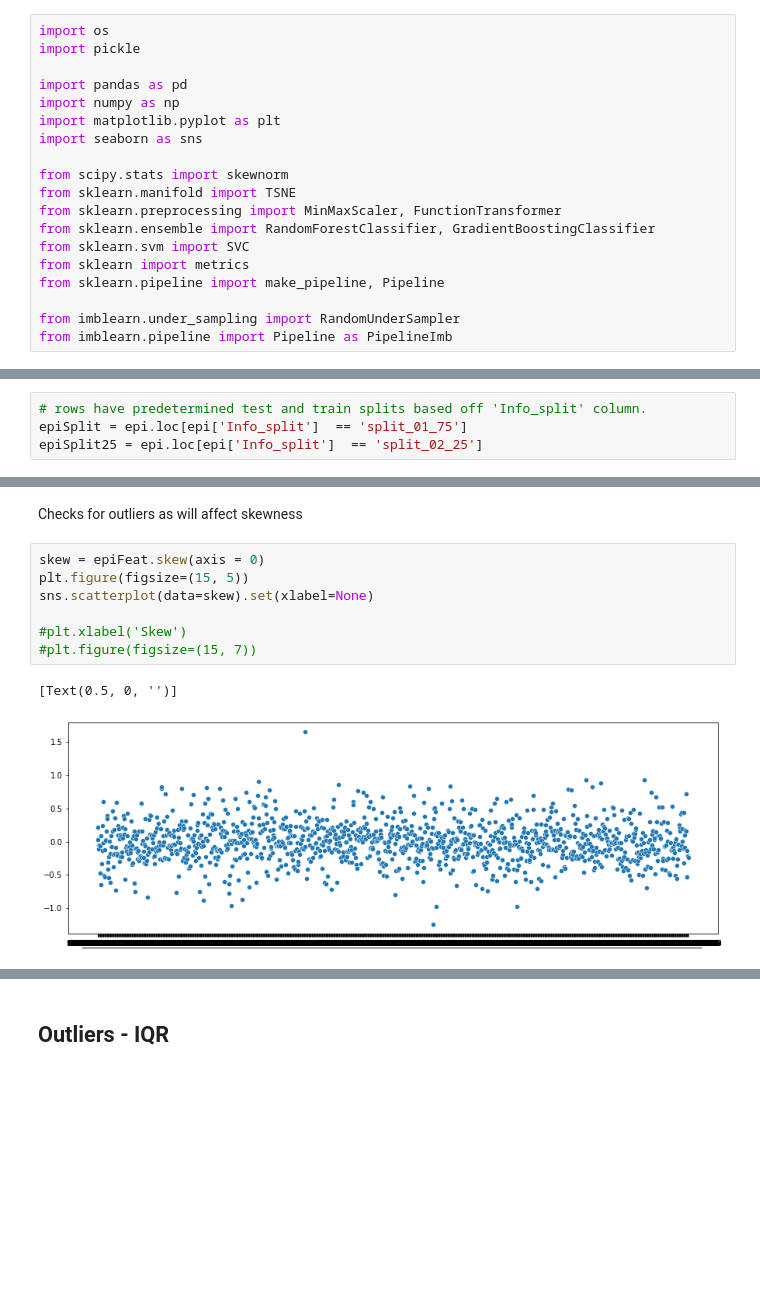
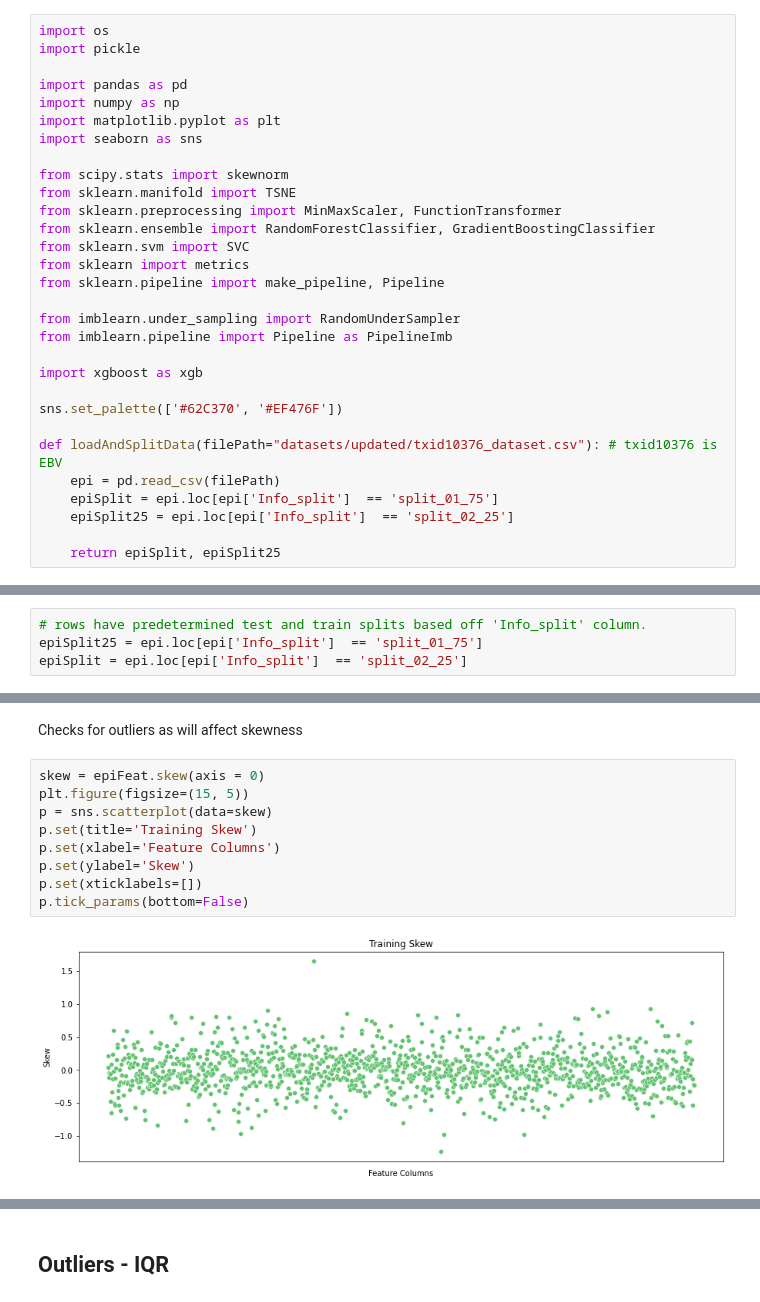
Before and after one commit to JPeck567/EpiPredProject, a Jupyter notebook: EpitopePred.ipynb, the cells around one changed output, grey strips where cells are left out. Drawn from its saved outputs; the diff is of its cells as text; blank space fills up the shorter version.

```diff
--- a/EpitopePred.ipynb
+++ b/EpitopePred.ipynb
@@ -19,5 +19,16 @@ from sklearn.pipeline import make_pipeline, Pipeline
 
 from imblearn.under_sampling import RandomUnderSampler
 from imblearn.pipeline import Pipeline as PipelineImb
+
+import xgboost as xgb
+
+sns.set_palette(['#62C370', '#EF476F'])
+
+def loadAndSplitData(filePath="datasets/updated/txid10376_dataset.csv"): # txid10376 is EBV
+    epi = pd.read_csv(filePath)
+    epiSplit = epi.loc[epi['Info_split']  == 'split_01_75']
+    epiSplit25 = epi.loc[epi['Info_split']  == 'split_02_25']
+
+    return epiSplit, epiSplit25
 # %% [markdown]
 # Data
@@ -72,8 +76,8 @@ Name: Info_pubmed_id, Length: 64, dtype: int64
 ## Split Data
 # %%
 # rows have predetermined test and train splits based off 'Info_split' column.
-epiSplit = epi.loc[epi['Info_split']  == 'split_01_75']
-epiSplit25 = epi.loc[epi['Info_split']  == 'split_02_25']
+epiSplit25 = epi.loc[epi['Info_split']  == 'split_01_75']
+epiSplit = epi.loc[epi['Info_split']  == 'split_02_25']
 # %% [markdown]
 # Exploratory Data Analysis
 # %% [markdown]
@@ -192,13 +294,14 @@ Checks for outliers as will affect skewness
 # %%
 skew = epiFeat.skew(axis = 0)
 plt.figure(figsize=(15, 5))
-sns.scatterplot(data=skew).set(xlabel=None)
-
-#plt.xlabel('Skew')
-#plt.figure(figsize=(15, 7))
+p = sns.scatterplot(data=skew)
+p.set(title='Training Skew')
+p.set(xlabel='Feature Columns')
+p.set(ylabel='Skew')
+p.set(xticklabels=[])
+p.tick_params(bottom=False)
 # %% [output]
-[Text(0.5, 0, '')]
-[figure, old version]
+[figure, new version]
 # %%
 plt.figure(figsize=(15, 7))
 
```
Also changed, not shown: parts of 35 cells of this notebook.
